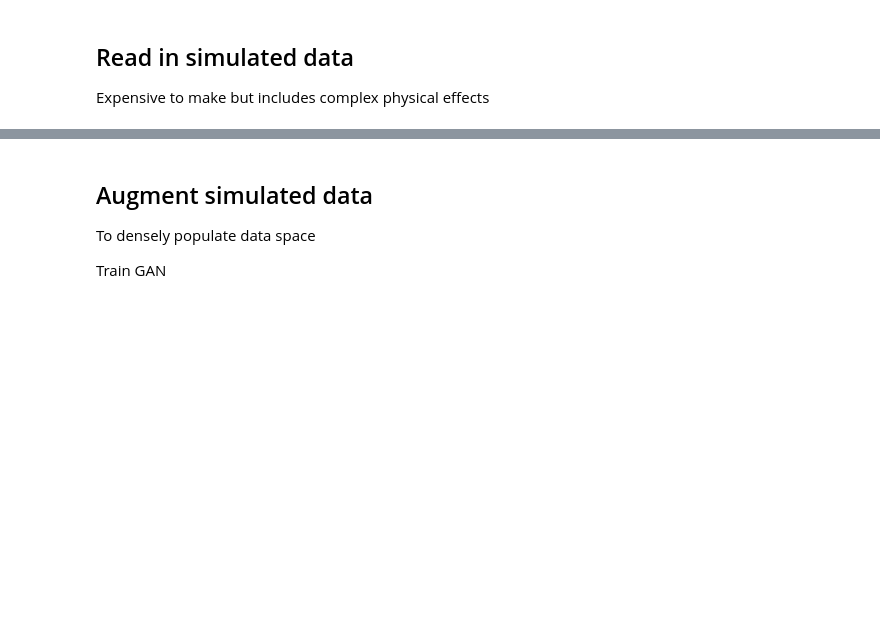
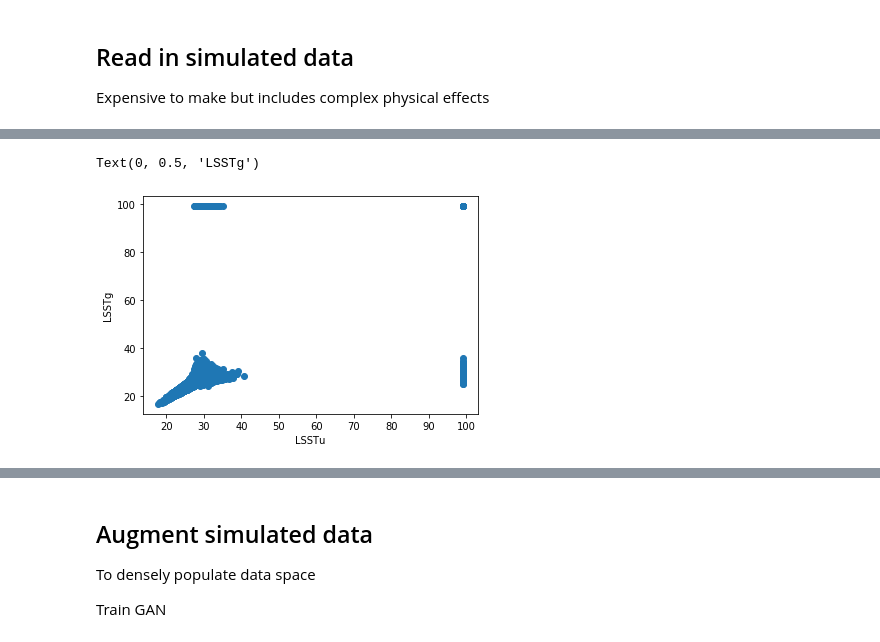
Before and after one commit to LSSTDESC/rail_attic, a Jupyter notebook: rail/creation/rail-creation-demo-fit-model.ipynb, the cells around one changed output, grey strips where cells are left out. Saved outputs shown, nothing was run; the diff lists cells and outputs as text; code cells hidden in the pictures; blank space fills up the shorter version.

Commit message:
Updated rail model gen notebook. Added two new versions of a test model.

```diff
--- a/rail/creation/rail-creation-demo-fit-model.ipynb
+++ b/rail/creation/rail-creation-demo-fit-model.ipynb
@@ -40,0 +27,4 @@ test_df = test_df.drop(['id'], axis=1)
+# %%
+hdulist = fits.open('/global/projecta/projectdirs/lsst/groups/PZ/PhotoZDC1/simulation_catalogs/buzzard_base/Final_Buzzard_training_file.fits')
+# %%
+data_df = pd.DataFrame(hdulist[1].data)
@@ -40,0 +40,6 @@ test_df = test_df.drop(['id'], axis=1)
+# %%
+# To get rid of byte order issue:
+# (See https://pandas.pydata.org/pandas-docs/version/0.19.1/gotchas.html#byte-ordering-issues)
+
+for column_name in data_df.columns:
+    data_df[column_name] = data_df[column_name].values.byteswap().newbyteorder()
@@ -40,0 +57,7 @@ test_df = test_df.drop(['id'], axis=1)
+# %%
+plt.scatter(data_df['LSSTu'], data_df['LSSTg'])
+plt.xlabel('LSSTu')
+plt.ylabel('LSSTg')
+# %% [output]
+Text(0, 0.5, 'LSSTg')
+[figure, added]
```
Also changed, not shown: parts of 60 cells of this notebook, 2 other files.
